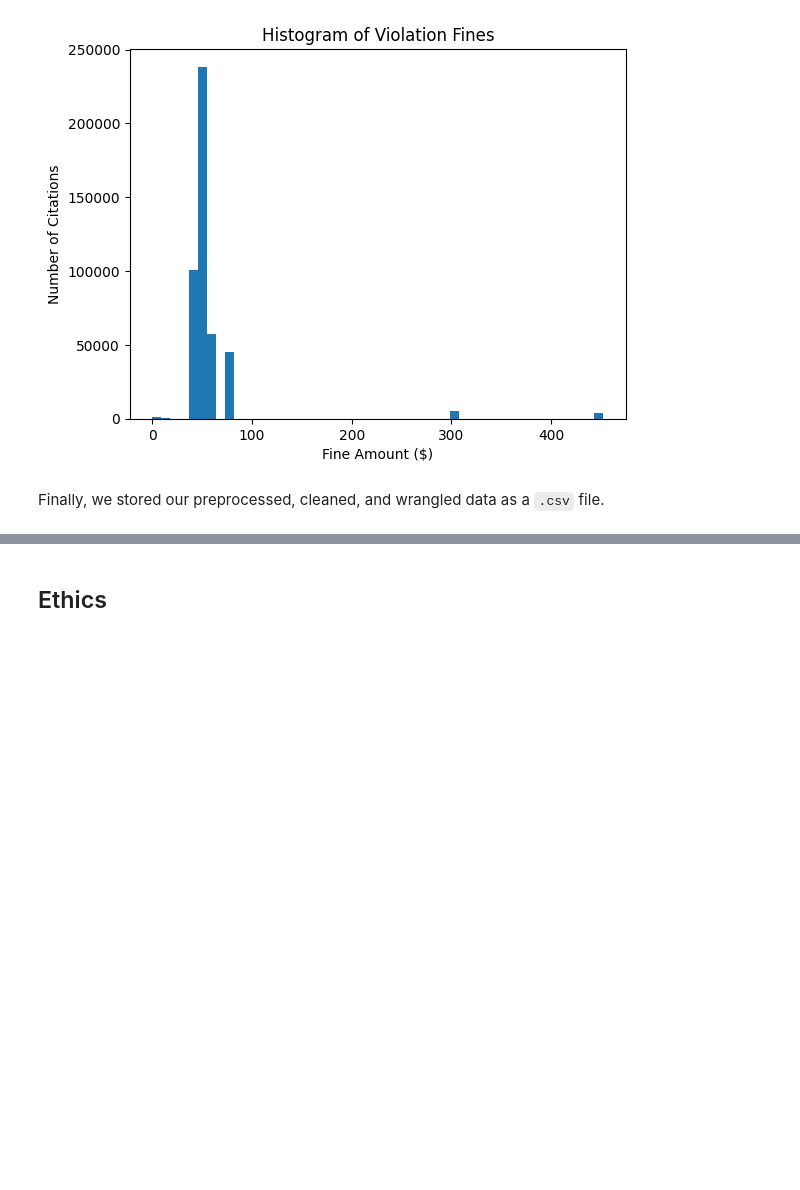
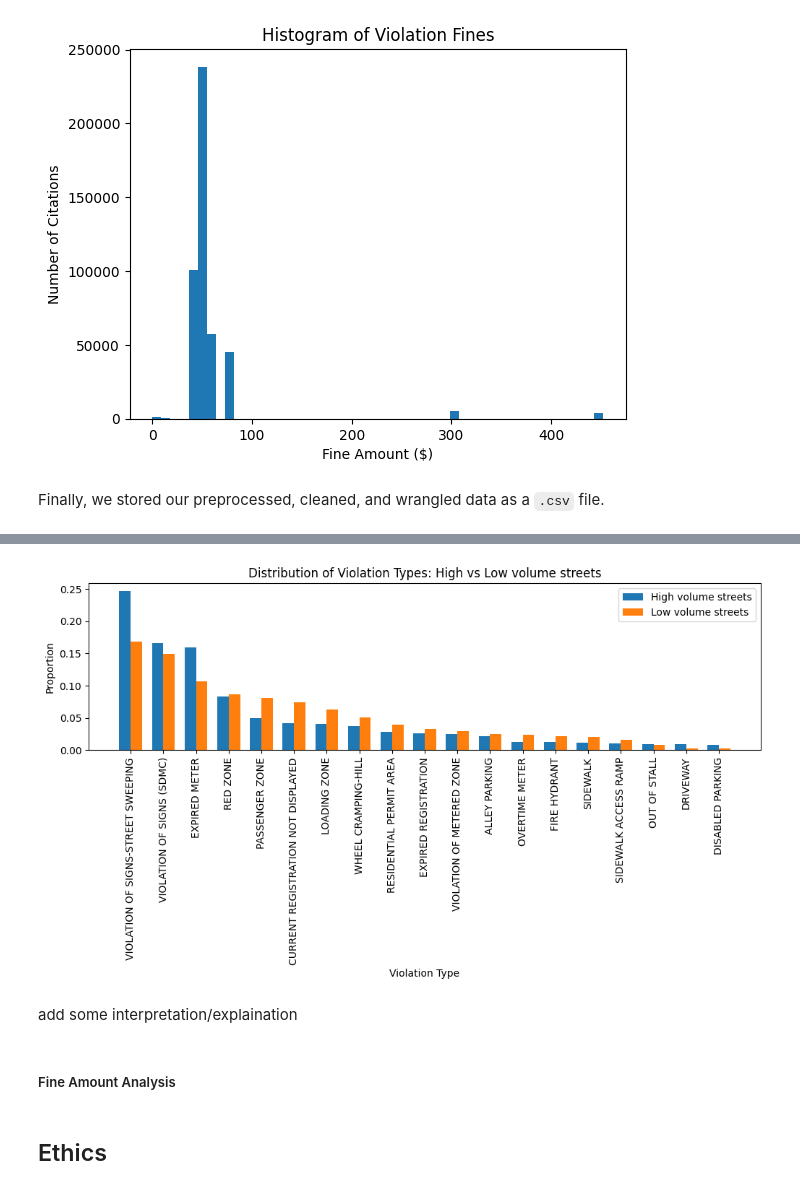
Before and after one commit to tobyzhan/Parking-Citation-Project, a Jupyter notebook: 02-EDACheckpoint.ipynb, the cells around one changed output, grey strips where cells are left out. Drawn from its saved outputs; the diff is of its cells as text; code cells hidden in the pictures; blank space fills up the shorter version.

```diff
--- a/02-EDACheckpoint.ipynb
+++ b/02-EDACheckpoint.ipynb
@@ -329,3 +371,35 @@ Some more words and stuff.  Remember notebooks work best if you interleave the c
+# %%
+street_citation_counts = citations['location'].value_counts()
+volume_quartiles = street_citation_counts.quantile([0.25,0.75])
+
+high_vol = street_citation_counts[street_citation_counts >= volume_quartiles.iloc[1]].index
+low_vol = street_citation_counts[street_citation_counts <= volume_quartiles.iloc[0]].index
+
+high_vol_props = citations[citations['location'].isin(high_vol)]['vio_desc'].value_counts(normalize=True)
+low_vol_props = citations[citations['location'].isin(low_vol)]['vio_desc'].value_counts(normalize=True)
+# %%
+fig, ax4 = plt.subplots(figsize=(12,3))
+
+x_pos = np.arange(len(high_vol_props))
+width = 0.35
+
+b1 = ax4.bar(x_pos - width/2, high_vol_props, width, label='High volume streets')
+b2 = ax4.bar(x_pos + width/2, low_vol_props, width, label='Low volume streets')
+
+ax4.set_xlabel('Violation Type')
+ax4.set_ylabel('Proportion')
+ax4.set_title('Distribution of Violation Types: High vs Low volume streets')
+ax4.set_xticks(x_pos)
+ax4.set_xticklabels(high_vol_props.index, rotation=90)
+ax4.legend()
+
+plt.show()
+# %% [output]
+[figure, added]
+# %% [markdown]
+add some interpretation/explaination
+# %% [markdown]
+##### Fine Amount Analysis
 # %% [markdown]
 ## Ethics
 # %% [markdown]
```
Also changed, not shown: parts of 18 cells of this notebook.
